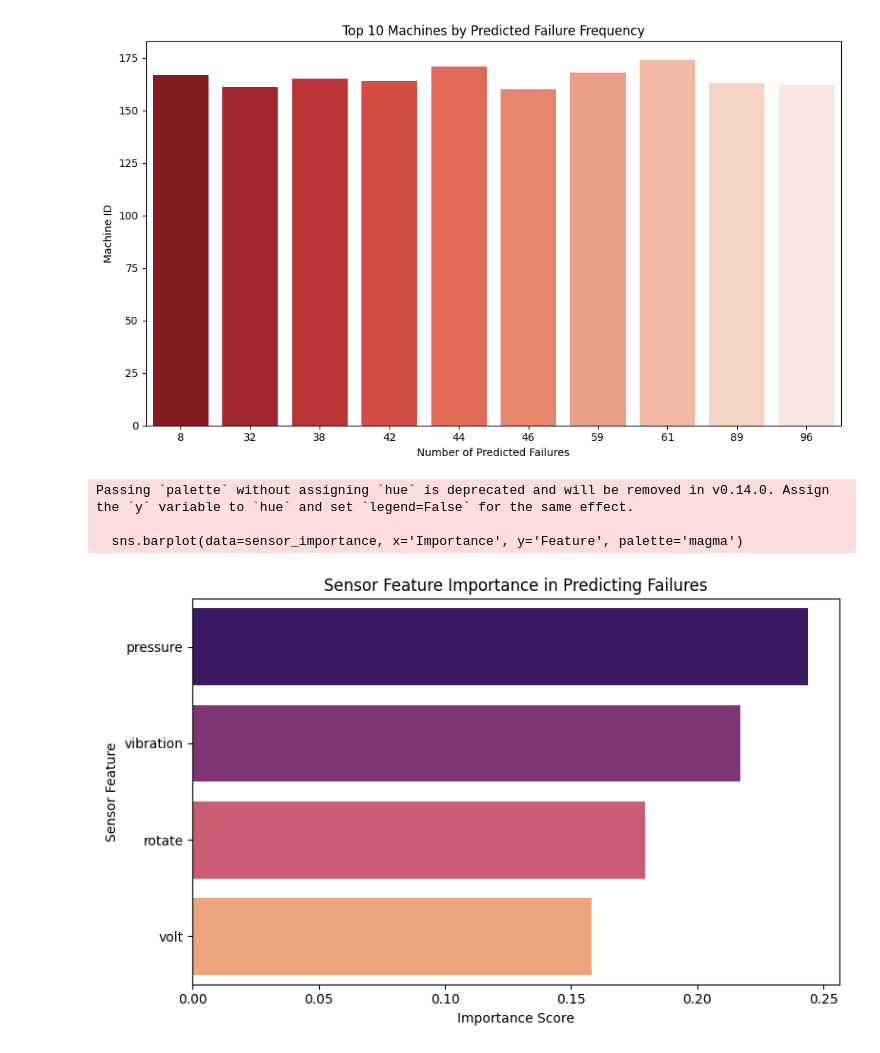
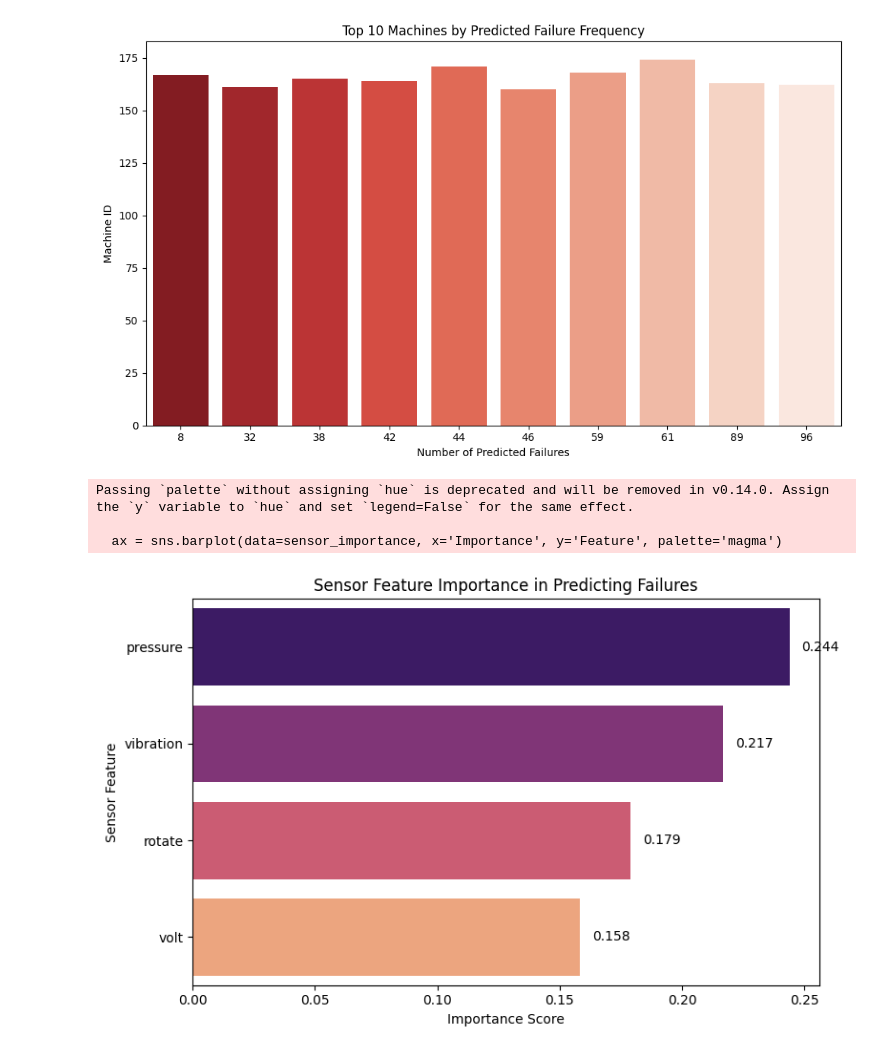
Before and after one commit to Nnsfnhh/Predictive-Maintenence-Using-Sensor-Data, a Jupyter notebook: Capstone_Project_MA_2.ipynb, the cells around one changed output. Saved outputs shown, nothing was run; the diff lists cells and outputs as text; code cells hidden in the pictures.

```diff
--- a/Capstone_Project_MA_2.ipynb
+++ b/Capstone_Project_MA_2.ipynb
@@ -673,32 +663,37 @@ Passing `palette` without assigning `hue` is deprecated and will be removed in v
 # %%
 import matplotlib.pyplot as plt
 import seaborn as sns
 import pandas as pd
 
 # Get feature importances from your trained classifier (e.g., Random Forest)
 importances = model.feature_importances_
 feature_names = X_train.columns
 
 # Create DataFrame of features and their importance
 feat_df = pd.DataFrame({'Feature': feature_names, 'Importance': importances})
 
 # Filter only sensor features
 sensor_features = ['volt', 'rotate', 'pressure', 'vibration']
 sensor_importance = feat_df[feat_df['Feature'].isin(sensor_features)]
 
 # Sort and plot
 sensor_importance = sensor_importance.sort_values(by='Importance', ascending=False)
 
 # Plotting
 plt.figure(figsize=(8, 5))
-sns.barplot(data=sensor_importance, x='Importance', y='Feature', palette='magma')
+ax = sns.barplot(data=sensor_importance, x='Importance', y='Feature', palette='magma')
+
+# ➕ Add values on bars
+for i, (importance, feature) in enumerate(zip(sensor_importance['Importance'], sensor_importance['Feature'])):
+    ax.text(importance + 0.005, i, f'{importance:.3f}', va='center')
+
 plt.title('Sensor Feature Importance in Predicting Failures')
 plt.xlabel('Importance Score')
 plt.ylabel('Sensor Feature')
 plt.tight_layout()
 plt.show()
 # %% [output]
 Passing `palette` without assigning `hue` is deprecated and will be removed in v0.14.0. Assign the `y` variable to `hue` and set `legend=False` for the same effect.
 
-  sns.barplot(data=sensor_importance, x='Importance', y='Feature', palette='magma')
+  ax = sns.barplot(data=sensor_importance, x='Importance', y='Feature', palette='magma')
-[figure, old version]
+[figure, new version]
```
Also changed, not shown: parts of 7 cells of this notebook.
